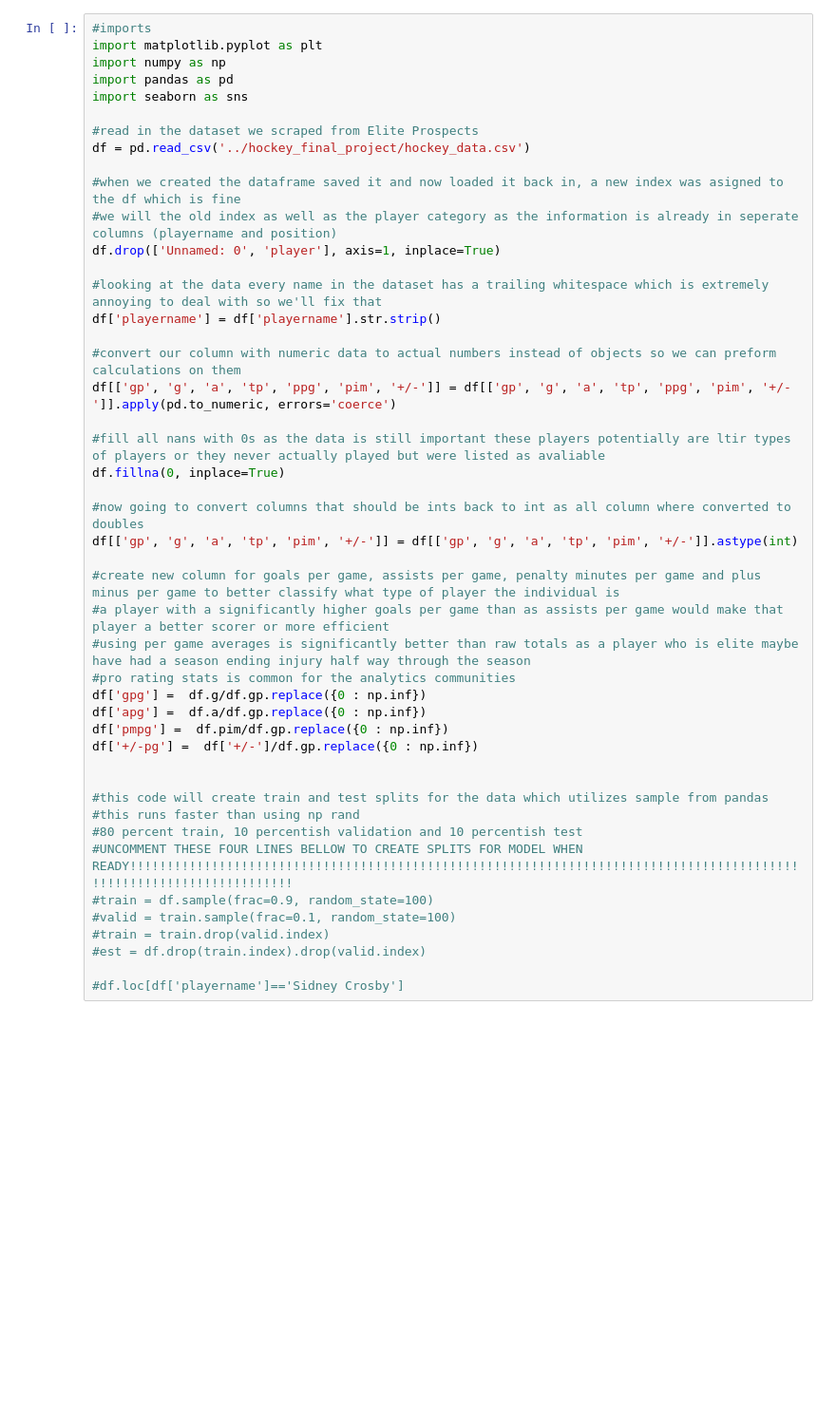
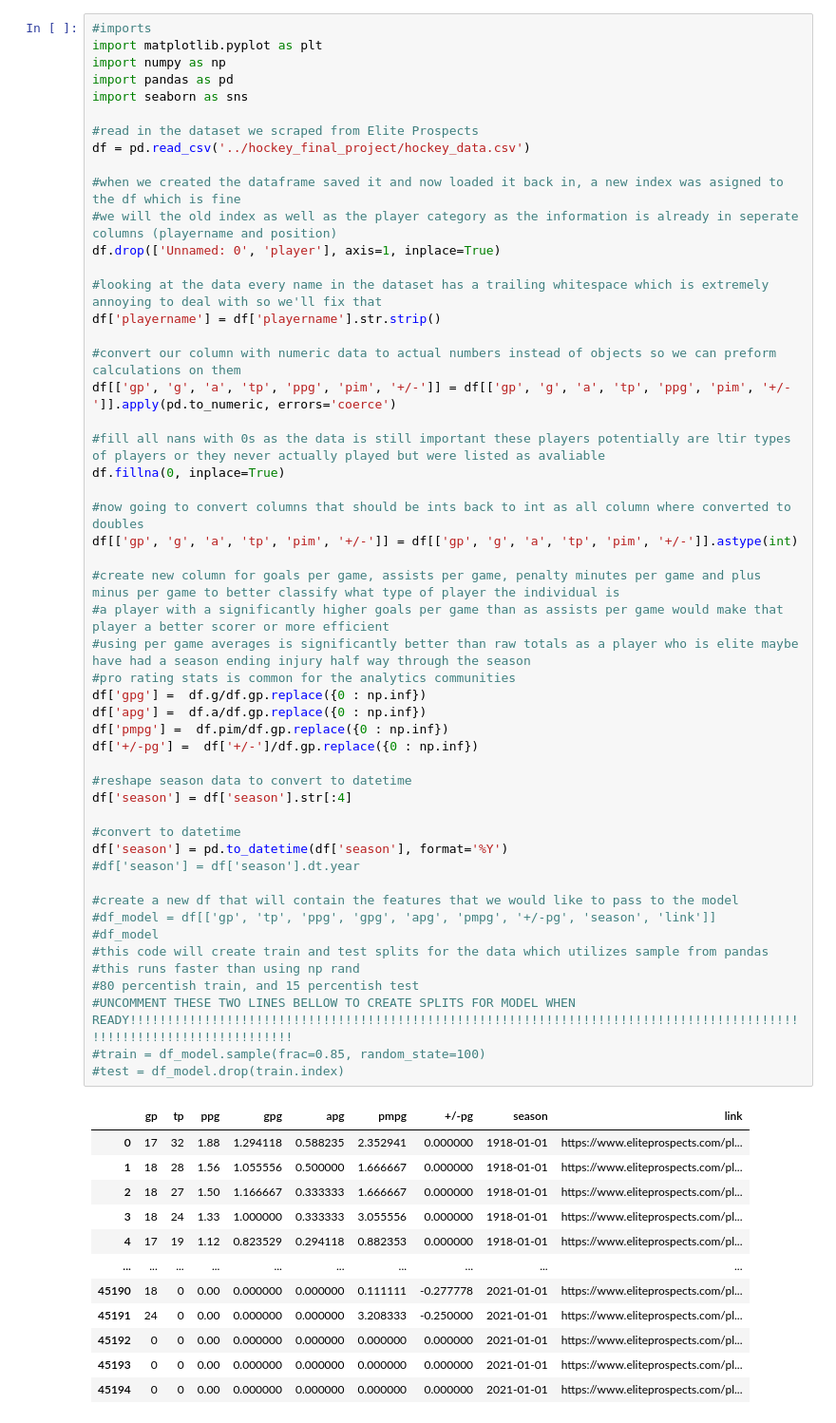
Before and after one commit to TylerDavidchuk97/hockey_final_project, a Jupyter notebook: final_project.ipynb, the cells around one changed output. Shown at 95% size. Cells and saved outputs as stored; diff of their text form; blank space fills up the shorter version.

```diff
--- a/final_project.ipynb
+++ b/final_project.ipynb
@@ -9,38 +9,56 @@ import seaborn as sns
 df = pd.read_csv('../hockey_final_project/hockey_data.csv')
 
 #when we created the dataframe saved it and now loaded it back in, a new index was asigned to the df which is fine
 #we will the old index as well as the player category as the information is already in seperate columns (playername and position)
 df.drop(['Unnamed: 0', 'player'], axis=1, inplace=True)
 
 #looking at the data every name in the dataset has a trailing whitespace which is extremely annoying to deal with so we'll fix that
 df['playername'] = df['playername'].str.strip()
 
 #convert our column with numeric data to actual numbers instead of objects so we can preform calculations on them
 df[['gp', 'g', 'a', 'tp', 'ppg', 'pim', '+/-']] = df[['gp', 'g', 'a', 'tp', 'ppg', 'pim', '+/-']].apply(pd.to_numeric, errors='coerce')
 
 #fill all nans with 0s as the data is still important these players potentially are ltir types of players or they never actually played but were listed as avaliable
 df.fillna(0, inplace=True)
 
 #now going to convert columns that should be ints back to int as all column where converted to doubles
 df[['gp', 'g', 'a', 'tp', 'pim', '+/-']] = df[['gp', 'g', 'a', 'tp', 'pim', '+/-']].astype(int)
 
 #create new column for goals per game, assists per game, penalty minutes per game and plus minus per game to better classify what type of player the individual is
 #a player with a significantly higher goals per game than as assists per game would make that player a better scorer or more efficient
 #using per game averages is significantly better than raw totals as a player who is elite maybe have had a season ending injury half way through the season
 #pro rating stats is common for the analytics communities
 df['gpg'] =  df.g/df.gp.replace({0 : np.inf})
 df['apg'] =  df.a/df.gp.replace({0 : np.inf})
 df['pmpg'] =  df.pim/df.gp.replace({0 : np.inf})
 df['+/-pg'] =  df['+/-']/df.gp.replace({0 : np.inf})
 
+#reshape season data to convert to datetime
+df['season'] = df['season'].str[:4]
 
+#convert to datetime
+df['season'] = pd.to_datetime(df['season'], format='%Y')
+#df['season'] = df['season'].dt.year
+
+#create a new df that will contain the features that we would like to pass to the model
+#df_model = df[['gp', 'tp', 'ppg', 'gpg', 'apg', 'pmpg', '+/-pg', 'season', 'link']]
+#df_model
 #this code will create train and test splits for the data which utilizes sample from pandas
 #this runs faster than using np rand
-#80 percent train, 10 percentish validation and 10 percentish test
-#UNCOMMENT THESE FOUR LINES BELLOW TO CREATE SPLITS FOR MODEL WHEN READY!!!!!!!!!!!!!!!!!!!!!!!!!!!!!!!!!!!!!!!!!!!!!!!!!!!!!!!!!!!!!!!!!!!!!!!!!!!!!!!!!!!!!!!!!!!!!!!!!!!!!!!!!!!!!!!!!!!!!
-#train = df.sample(frac=0.9, random_state=100)
-#valid = train.sample(frac=0.1, random_state=100)
-#train = train.drop(valid.index)
-#est = df.drop(train.index).drop(valid.index)
-
-#df.loc[df['playername']=='Sidney Crosby']
+#80 percentish train, and 15 percentish test
+#UNCOMMENT THESE TWO LINES BELLOW TO CREATE SPLITS FOR MODEL WHEN READY!!!!!!!!!!!!!!!!!!!!!!!!!!!!!!!!!!!!!!!!!!!!!!!!!!!!!!!!!!!!!!!!!!!!!!!!!!!!!!!!!!!!!!!!!!!!!!!!!!!!!!!!!!!!!!!!!!!!!
+#train = df_model.sample(frac=0.85, random_state=100)
+#test = df_model.drop(train.index)
+# %% [output]
+|  | gp | tp | ppg | gpg | apg | pmpg | +/-pg | season | link |
+| 0 | 17 | 32 | 1.88 | 1.294118 | 0.588235 | 2.352941 | 0.000000 | 1918-01-01 | https://www.eliteprospects.com/pl... |
+| 1 | 18 | 28 | 1.56 | 1.055556 | 0.500000 | 1.666667 | 0.000000 | 1918-01-01 | https://www.eliteprospects.com/pl... |
+| 2 | 18 | 27 | 1.50 | 1.166667 | 0.333333 | 1.666667 | 0.000000 | 1918-01-01 | https://www.eliteprospects.com/pl... |
+| 3 | 18 | 24 | 1.33 | 1.000000 | 0.333333 | 3.055556 | 0.000000 | 1918-01-01 | https://www.eliteprospects.com/pl... |
+| 4 | 17 | 19 | 1.12 | 0.823529 | 0.294118 | 0.882353 | 0.000000 | 1918-01-01 | https://www.eliteprospects.com/pl... |
+| ... | ... | ... | ... | ... | ... | ... | ... | ... | ... |
+| 45190 | 18 | 0 | 0.00 | 0.000000 | 0.000000 | 0.111111 | -0.277778 | 2021-01-01 | https://www.eliteprospects.com/pl... |
+| 45191 | 24 | 0 | 0.00 | 0.000000 | 0.000000 | 3.208333 | -0.250000 | 2021-01-01 | https://www.eliteprospects.com/pl... |
+| 45192 | 0 | 0 | 0.00 | 0.000000 | 0.000000 | 0.000000 | 0.000000 | 2021-01-01 | https://www.eliteprospects.com/pl... |
+| 45193 | 0 | 0 | 0.00 | 0.000000 | 0.000000 | 0.000000 | 0.000000 | 2021-01-01 | https://www.eliteprospects.com/pl... |
+| 45194 | 0 | 0 | 0.00 | 0.000000 | 0.000000 | 0.000000 | 0.000000 | 2021-01-01 | https://www.eliteprospects.com/pl... |
```
Also changed, not shown: parts of 3 cells of this notebook, 2 other files.
